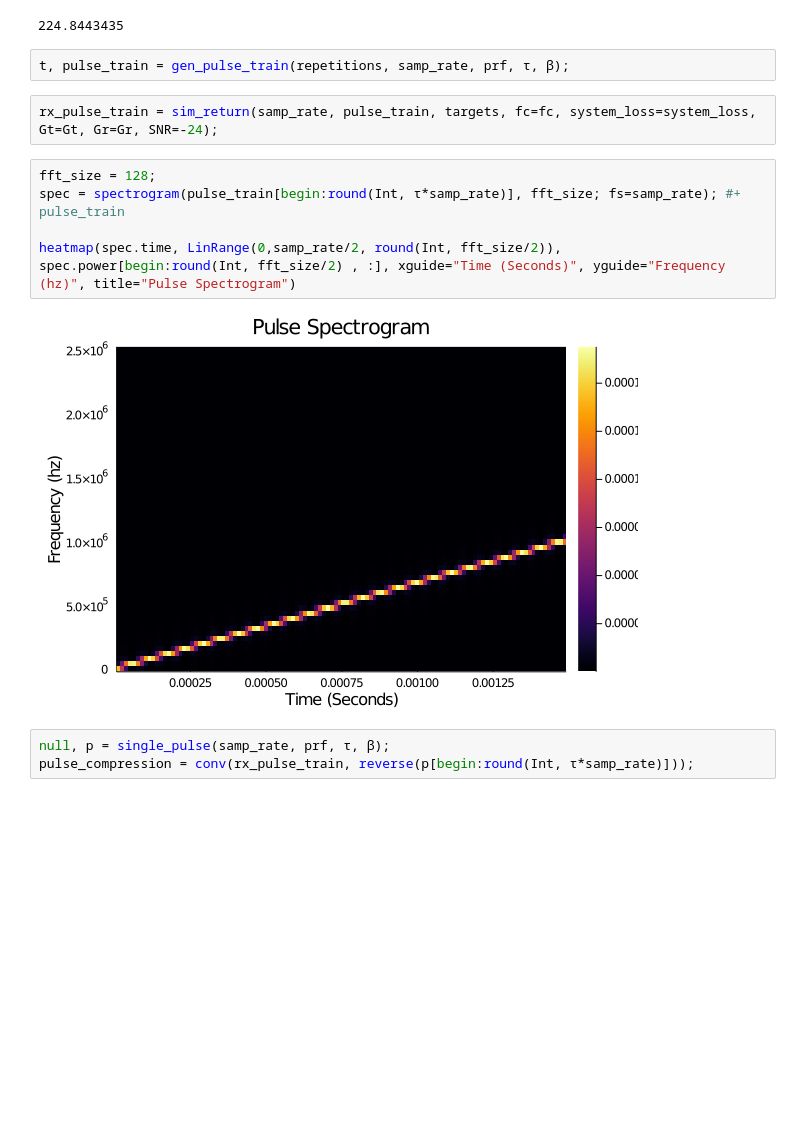
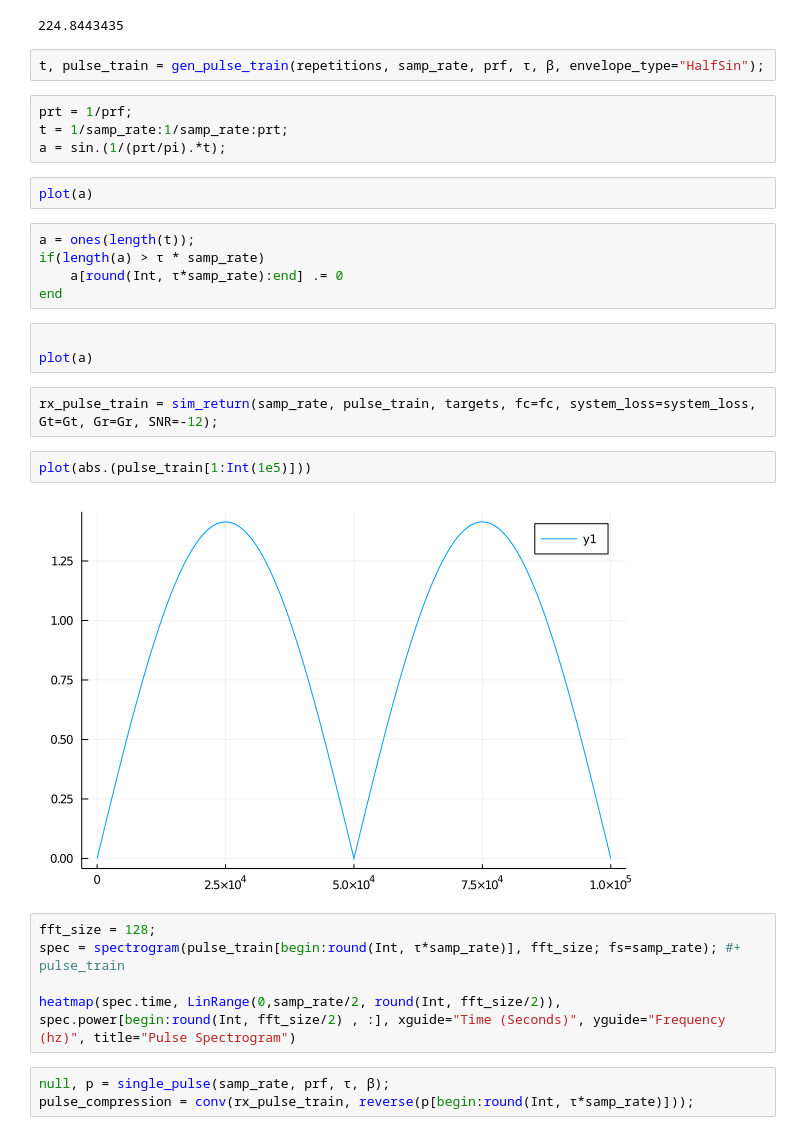
Before and after one commit to WPI-5G/radarSim, a Jupyter notebook: sim.ipynb, the cells around one changed output. Drawn from its saved outputs; the diff is of its cells as text; blank space fills up the shorter version.

```diff
--- a/sim.ipynb
+++ b/sim.ipynb
@@ -42,16 +35,32 @@ num_targets = length(targets);
 # %% [output]
 224.8443435
 # %%
-t, pulse_train = gen_pulse_train(repetitions, samp_rate, prf, τ, β);
+t, pulse_train = gen_pulse_train(repetitions, samp_rate, prf, τ, β, envelope_type="HalfSin");
+# %%
+prt = 1/prf;
+t = 1/samp_rate:1/samp_rate:prt;
+a = sin.(1/(prt/pi).*t);
+# %%
+plot(a)
+# %%
+a = ones(length(t));
+if(length(a) > τ * samp_rate)
+    a[round(Int, τ*samp_rate):end] .= 0
+end
+# %%
+
+plot(a)
 # %%
-rx_pulse_train = sim_return(samp_rate, pulse_train, targets, fc=fc, system_loss=system_loss, Gt=Gt, Gr=Gr, SNR=-24);
+rx_pulse_train = sim_return(samp_rate, pulse_train, targets, fc=fc, system_loss=system_loss, Gt=Gt, Gr=Gr, SNR=-12);
+# %%
+plot(abs.(pulse_train[1:Int(1e5)]))
+# %% [output]
+[figure, added]
 # %%
 fft_size = 128;
 spec = spectrogram(pulse_train[begin:round(Int, τ*samp_rate)], fft_size; fs=samp_rate); #+ pulse_train
 
 heatmap(spec.time, LinRange(0,samp_rate/2, round(Int, fft_size/2)), spec.power[begin:round(Int, fft_size/2) , :], xguide="Time (Seconds)", yguide="Frequency (hz)", title="Pulse Spectrogram")
-# %% [output]
-[figure, removed]
 # %%
 null, p = single_pulse(samp_rate, prf, τ, β);
 pulse_compression = conv(rx_pulse_train, reverse(p[begin:round(Int, τ*samp_rate)]));
```
Also changed, not shown: parts of 7 cells of this notebook, 1 other file.
